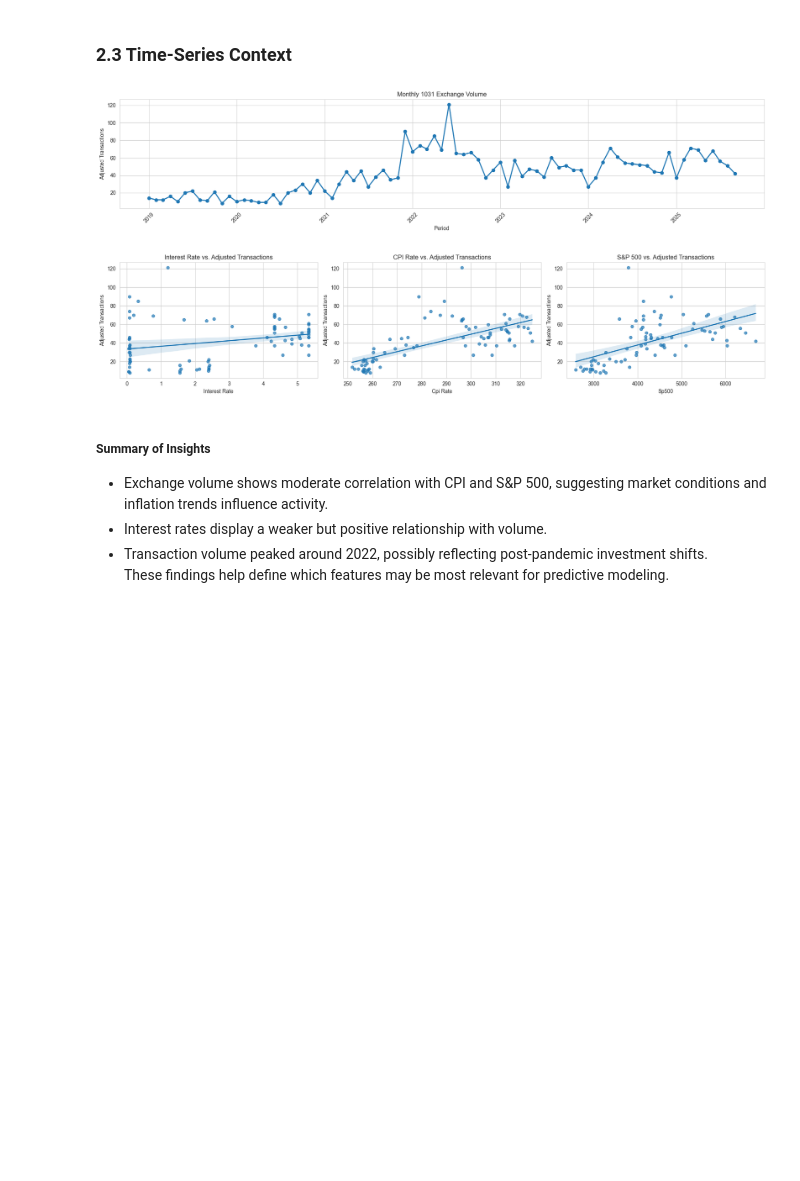
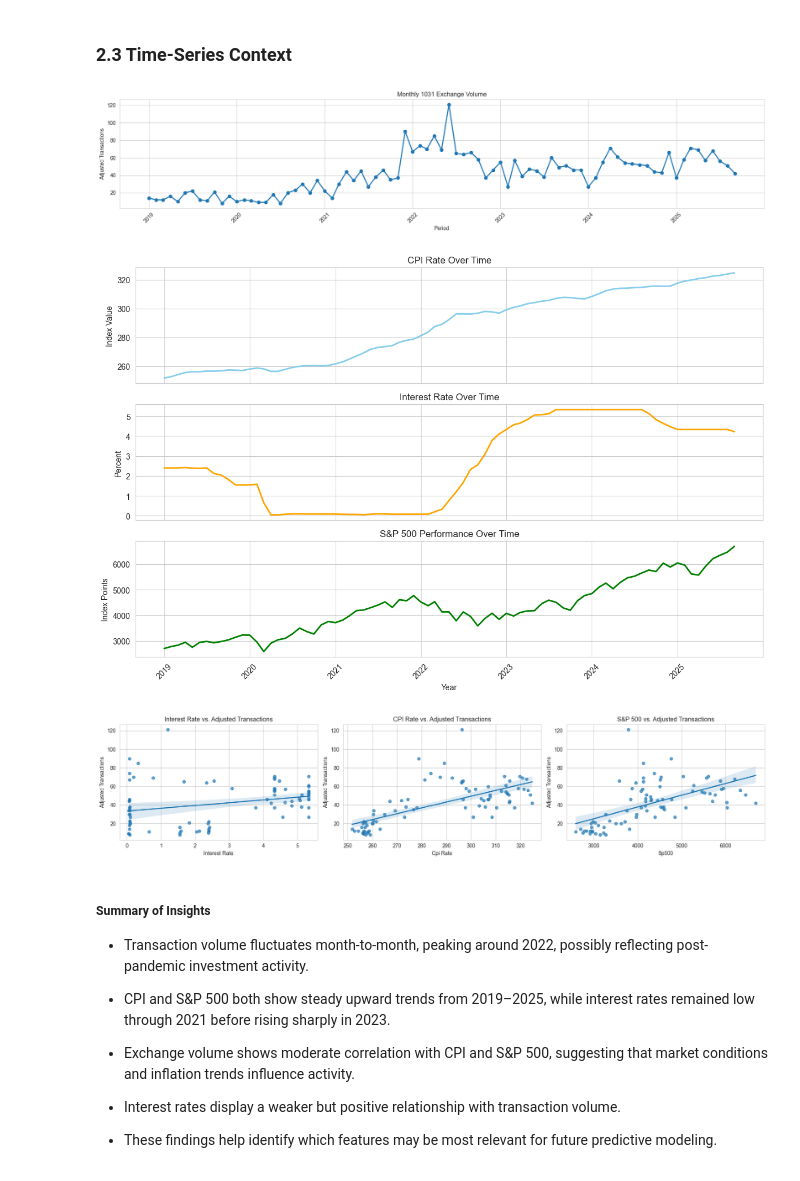
Before and after one commit to bvrtachnik/transaction-volume-capstone, a Jupyter notebook: project_notebook.ipynb, the cells around one changed output. Cells and saved outputs as stored; diff of their text form; code cells hidden in the pictures; blank space fills up the shorter version.

Commit message:
Added line plot

```diff
--- a/project_notebook.ipynb
+++ b/project_notebook.ipynb
@@ -171,38 +171,68 @@ plt.xlabel('Period')
 plt.ylabel('Adjusted Transactions')
 plt.xticks(rotation=45)
 plt.tight_layout()
 plt.show()
+
+fig, axes = plt.subplots(3, 1, figsize=(12, 8), sharex=True)
+
+axes[0].plot(df.index, df['cpi_rate'], color='skyblue', linewidth=2)
+axes[0].set_title('CPI Rate Over Time')
+axes[0].set_ylabel('Index Value')
+axes[0].grid(True)
+
+axes[1].plot(df.index, df['interest_rate'], color='orange', linewidth=2)
+axes[1].set_title('Interest Rate Over Time')
+axes[1].set_ylabel('Percent')
+axes[1].grid(True)
+
+axes[2].plot(df.index, df['sp500'], color='green', linewidth=2)
+axes[2].set_title('S&P 500 Performance Over Time')
+axes[2].set_ylabel('Index Points')
+axes[2].grid(True)
+
+plt.xlabel('Year')
+plt.xticks(rotation=45)
+plt.tight_layout()
+plt.show()
+
+
 
 
 fig, axes = plt.subplots(1, 3, figsize=(18, 4))
 
 pairs = [
     ('interest_rate', 'adjusted_transactions'),
     ('cpi_rate', 'adjusted_transactions'),
     ('sp500', 'adjusted_transactions')
 ]
 
 for ax, (x, y) in zip(axes, pairs):
     sns.regplot(x=df[x], y=df[y],
                 ax=ax,
                 scatter_kws={'s':30, 'alpha':0.7},
                 line_kws={'linewidth':2})
     ax.set_xlabel(x.replace('_',' ').title())
     ax.set_ylabel('Adjusted Transactions')
     axes[0].set_title('Interest Rate vs. Adjusted Transactions')
     axes[1].set_title('CPI Rate vs. Adjusted Transactions')
     axes[2].set_title('S&P 500 vs. Adjusted Transactions')
 
 
 plt.tight_layout()
 plt.show()
 # %% [output]
 [figure]
-[figure, old version]
+[figure, new version]
+[figure, added]
 # %% [markdown]
 ##### Summary of Insights
 
-- Exchange volume shows moderate correlation with CPI and S&P 500, suggesting market conditions and inflation trends influence activity.
-- Interest rates display a weaker but positive relationship with volume.
-- Transaction volume peaked around 2022, possibly reflecting post-pandemic investment shifts.
-These findings help define which features may be most relevant for predictive modeling.
+- Transaction volume fluctuates month-to-month, peaking around 2022, possibly reflecting post-pandemic investment activity.
+
+- CPI and S&P 500 both show steady upward trends from 2019–2025, while interest rates remained low through 2021 before rising sharply in 2023.
+
+- Exchange volume shows moderate correlation with CPI and S&P 500, suggesting that market conditions and inflation trends influence activity.
+
+- Interest rates display a weaker but positive relationship with transaction volume.
+
+- These findings help identify which features may be most relevant for future predictive modeling.
```
